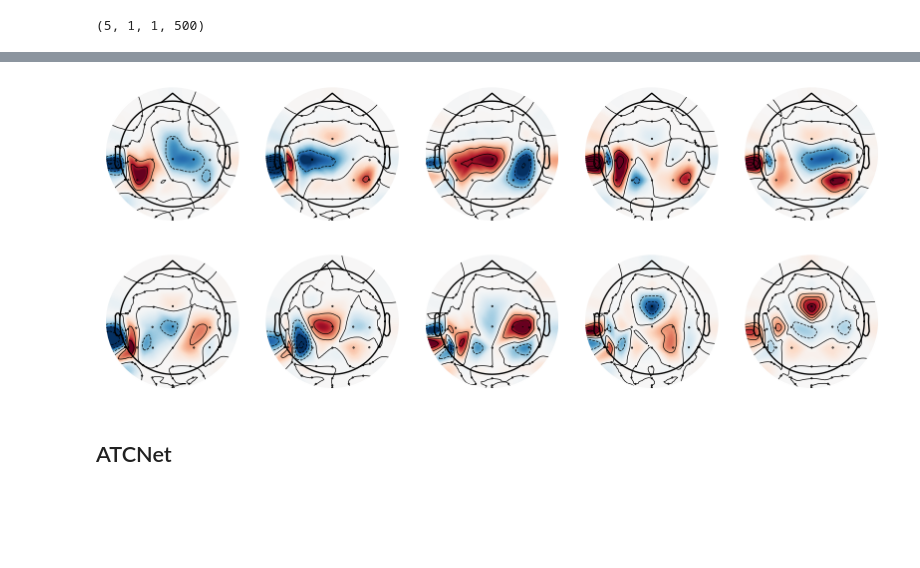
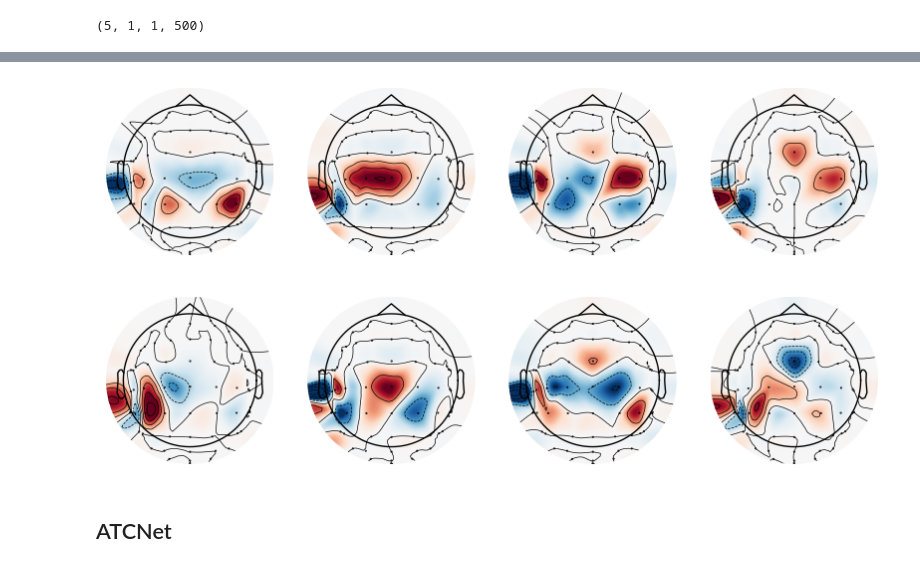
Before and after one commit to Aurelien-Stumpf-Mascles/BCI_Classification, a Jupyter notebook: experiments/final/inter_subject_classification/eeg_pipeline_classification_multi_subject_braccio2.ipynb, the cells around one changed output, grey strips where cells are left out. Cells and saved outputs as stored; diff of their text form; code cells hidden in the pictures; blank space fills up the shorter version.

```diff
--- a/experiments/final/inter_subject_classification/eeg_pipeline_classification_multi_subject_braccio2.ipynb
+++ b/experiments/final/inter_subject_classification/eeg_pipeline_classification_multi_subject_braccio2.ipynb
@@ -173,10 +262,11 @@ for param in model.parameters():
     break
 
 # plot all the filters
-fig, axs = plt.subplots(1,5,figsize=(50,5))
-for i in range(5):
-    axs[i].plot(time_filters[i,0,0])
-    axs[i].set_title("Filter " + str(i))
+fig, axs = plt.subplots(2,2,figsize=(10,10))
+for i in range(4):
+    ax = axs[i//2,i%2]
+    ax.plot(time_filters[i,0,0,:])
+    ax.set_title("Filter "+str(i))
+plt.savefig("../plots/inter_subject_classification/time_filters_eegnet.png")
 plt.show()
-plt.savefig("../plots/inter_subject_classification/time_filters_eegnet.png")
 # %% [output]
@@ -224,34 +275,33 @@ torch.Size([10, 1, 12, 1])
 # %%
 montage = mne.channels.make_standard_montage('standard_1020')
 list_channels_std = list_all_ch_names
 
 def get_positions_from_channel_list(channel_list, montage):
     dict_positions = montage.get_positions()["ch_pos"]
     positions = []
     for channel in channel_list:
         positions.append(dict_positions[channel])
     return np.array(positions)
 
 ch_positions = get_positions_from_channel_list(list_channels_std, montage)
 
-fig, ax = plt.subplots(2, 5, figsize=(10, 4))
+fig, ax = plt.subplots(2, 4, figsize=(10, 5))
 
-for i in range(5):
-    for j in range(2):
-        spatial_map_12 = model.block1[2].weight.data[i + 5 * j].cpu().numpy().flatten()
+for i in range(2):
+    for j in range(4):
+        spatial_map_12 = model.block1[2].weight.data[i + 2 * j].cpu().numpy().flatten()
         spatial_map_64 = np.zeros(64)
         spatial_map_64[list_idx_channels] = spatial_map_12
         mne.viz.plot_topomap(
             spatial_map_64,
             ch_positions[:, :2],
             show=False,
-            axes=ax[j, i]
+            axes=ax[i, j]
         )
-
+plt.savefig("../plots/inter_subject_classification/spatial_filters_eegnet.png")
 plt.show()
-plt.savefig("../plots/inter_subject_classification/spatial_filters_eegnet.png")
 # %% [output]
-[figure, old version]
+[figure, new version]
 # %% [markdown]
 ## ATCNet
 # %%
```
Also changed, not shown: parts of 18 cells of this notebook.
